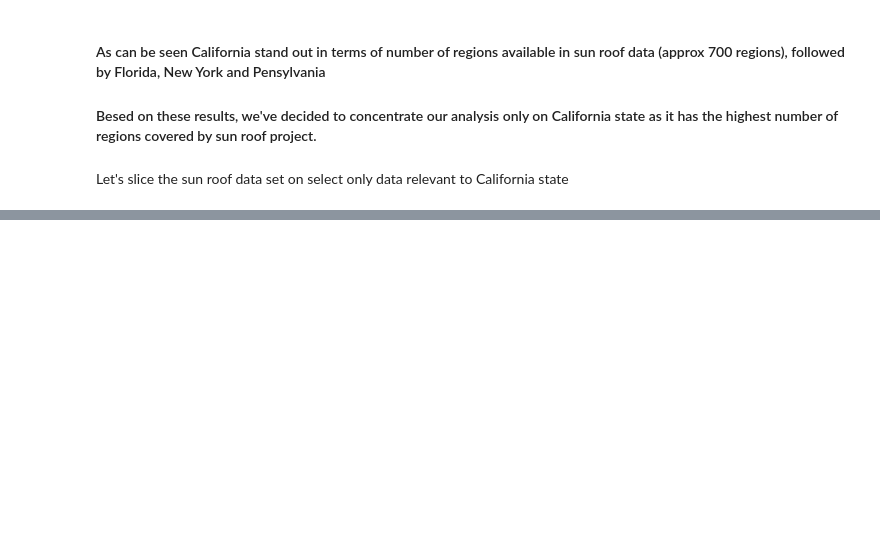
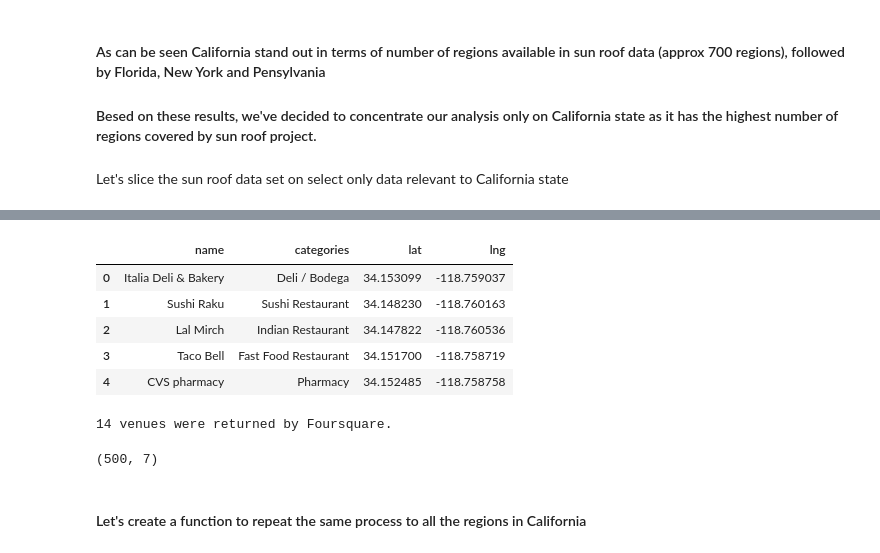
Before and after one commit to dberrian/capstone-project, a Jupyter notebook: Capstone_project_initiation.ipynb, the cells around one changed output, grey strips where cells are left out. Saved outputs shown, nothing was run; the diff lists cells and outputs as text; code cells hidden in the pictures; blank space fills up the shorter version.

```diff
--- a/Capstone_project_initiation.ipynb
+++ b/Capstone_project_initiation.ipynb
@@ -154,0 +219,9 @@ df_sun_roof_ca.head()
+# %%
+neighborhood_latitude = df_sun_roof_ca.loc[2, 'latitude'] # neighborhood latitude value
+neighborhood_longitude = df_sun_roof_ca.loc[2, 'longitude'] # neighborhood longitude value
+
+neighborhood_name =df_sun_roof_ca.loc[2, 'region_name'] # neighborhood name
+
+print('Latitude and longitude values of {} are {}, {}.'.format(neighborhood_name,
+                                                               neighborhood_latitude,
+                                                               neighborhood_longitude))
@@ -154,0 +248,5 @@ df_sun_roof_ca.head()
+# %%
+import requests # library to handle requests
+from pandas.io.json import json_normalize # tranform JSON file into a pandas dataframe
+results = requests.get(url).json()
+results.keys()
@@ -154,0 +255,12 @@ df_sun_roof_ca.head()
+# %%
+# function that extracts the category of the venue
+def get_category_type(row):
+    try:
+        categories_list = row['categories']
+    except:
+        categories_list = row['venue.categories']
+
+    if len(categories_list) == 0:
+        return None
+    else:
+        return categories_list[0]['name']
@@ -154,0 +287,27 @@ df_sun_roof_ca.head()
+# %%
+venues = results['response']['groups'][0]['items'] # get venues from the json file
+
+nearby_venues = json_normalize(venues) # flatten JSON ... convert to dataframe
+
+# filter columns
+filtered_columns = ['venue.name', 'venue.categories', 'venue.location.lat', 'venue.location.lng']
+nearby_venues =nearby_venues.loc[:, filtered_columns]
+
+# filter the category for each row
+nearby_venues['venue.categories'] = nearby_venues.apply(get_category_type, axis=1)
+
+# clean columns
+nearby_venues.columns = [col.split(".")[-1] for col in nearby_venues.columns]
+
+nearby_venues.head()
+# %% [output]
+|  | name | categories | lat | lng |
+| 0 | Italia Deli & Bakery | Deli / Bodega | 34.153099 | -118.759037 |
+| 1 | Sushi Raku | Sushi Restaurant | 34.148230 | -118.760163 |
+| 2 | Lal Mirch | Indian Restaurant | 34.147822 | -118.760536 |
+| 3 | Taco Bell | Fast Food Restaurant | 34.151700 | -118.758719 |
+| 4 | CVS pharmacy | Pharmacy | 34.152485 | -118.758758 |
+# %%
+print('{} venues were returned by Foursquare.'.format(nearby_venues.shape[0]))
+# %% [output]
+14 venues were returned by Foursquare.
@@ -154,0 +318,6 @@ df_sun_roof_ca.head()
+# %%
+df_sun_roof_ca.shape # check the shape of df_sun_roof_ca data frame
+# %% [output]
+(500, 7)
+# %% [markdown]
+#### Let's create a function to repeat the same process to all the regions in California
```
Also changed, not shown: parts of 45 cells of this notebook.
